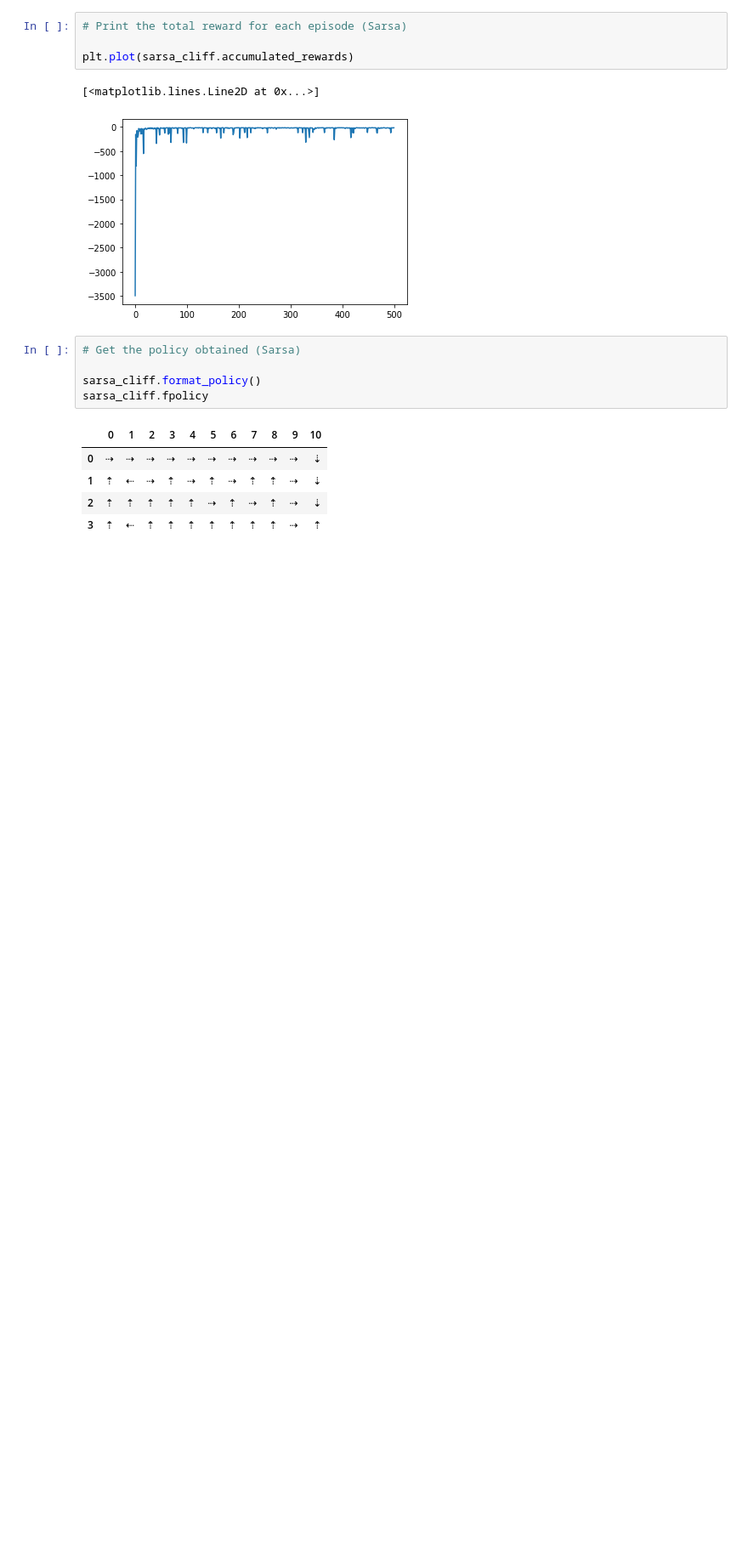
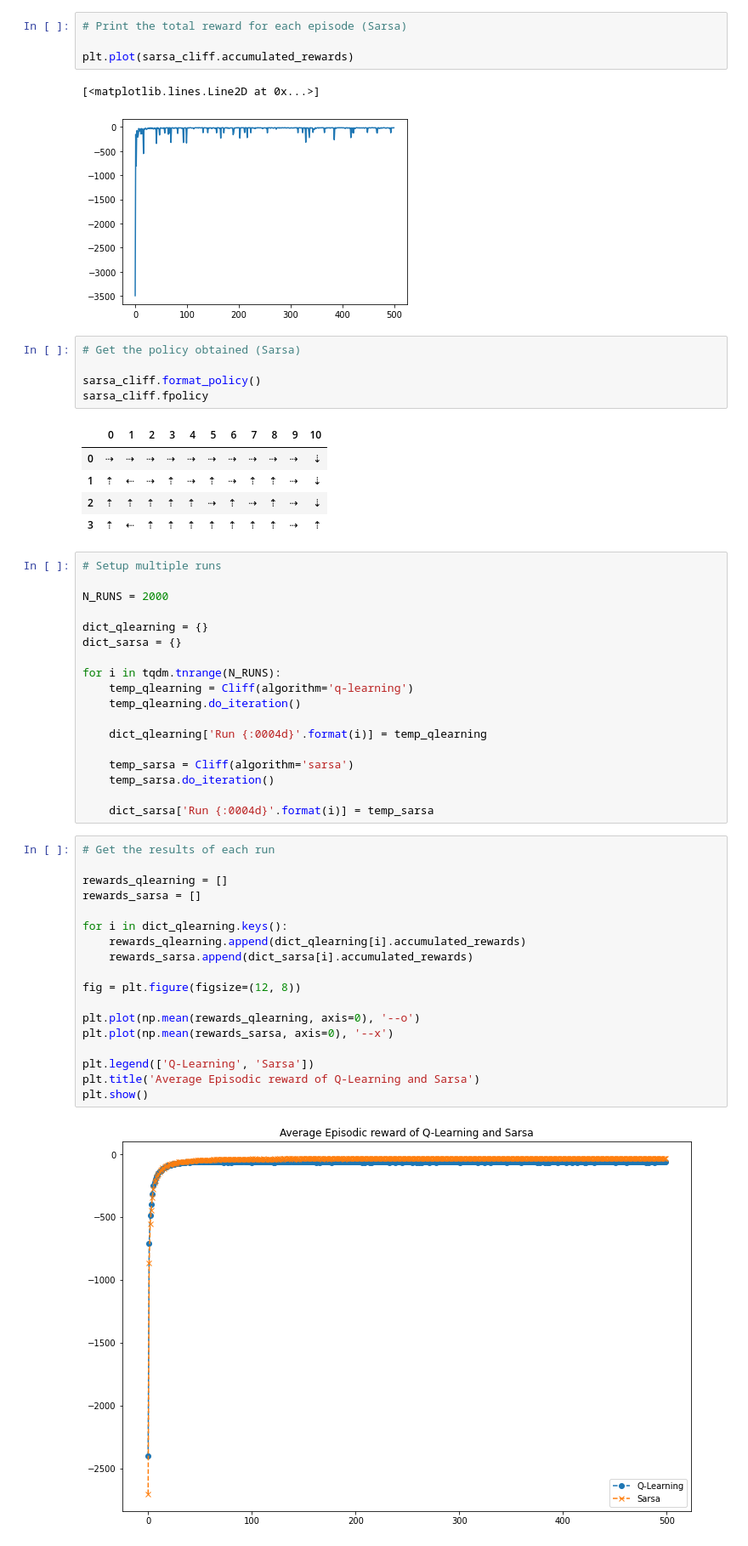
Before and after one commit to ECGomes/rl-homework02, a Jupyter notebook: HW - Q1.ipynb, the cells around one changed output. Shown at 85% size. Drawn from its saved outputs; the diff is of its cells as text; blank space fills up the shorter version.

Commit message:
Plotted average episodic rewards for both algorithms

```diff
--- a/HW - Q1.ipynb
+++ b/HW - Q1.ipynb
@@ -416,3 +416,41 @@ sarsa_cliff.fpolicy
 | 1 | ⇡ | ⇠ | ⇢ | ⇡ | ⇢ | ⇡ | ⇢ | ⇡ | ⇡ | ⇢ | ⇣ |
 | 2 | ⇡ | ⇡ | ⇡ | ⇡ | ⇡ | ⇢ | ⇡ | ⇢ | ⇡ | ⇢ | ⇣ |
 | 3 | ⇡ | ⇠ | ⇡ | ⇡ | ⇡ | ⇡ | ⇡ | ⇡ | ⇡ | ⇢ | ⇡ |
+# %%
+# Setup multiple runs
+
+N_RUNS = 2000
+
+dict_qlearning = {}
+dict_sarsa = {}
+
+for i in tqdm.tnrange(N_RUNS):
+    temp_qlearning = Cliff(algorithm='q-learning')
+    temp_qlearning.do_iteration()
+
+    dict_qlearning['Run {:0004d}'.format(i)] = temp_qlearning
+
+    temp_sarsa = Cliff(algorithm='sarsa')
+    temp_sarsa.do_iteration()
+
+    dict_sarsa['Run {:0004d}'.format(i)] = temp_sarsa
+# %%
+# Get the results of each run
+
+rewards_qlearning = []
+rewards_sarsa = []
+
+for i in dict_qlearning.keys():
+    rewards_qlearning.append(dict_qlearning[i].accumulated_rewards)
+    rewards_sarsa.append(dict_sarsa[i].accumulated_rewards)
+
+fig = plt.figure(figsize=(12, 8))
+
+plt.plot(np.mean(rewards_qlearning, axis=0), '--o')
+plt.plot(np.mean(rewards_sarsa, axis=0), '--x')
+
+plt.legend(['Q-Learning', 'Sarsa'])
+plt.title('Average Episodic reward of Q-Learning and Sarsa')
+plt.show()
+# %% [output]
+[figure, added]
```
